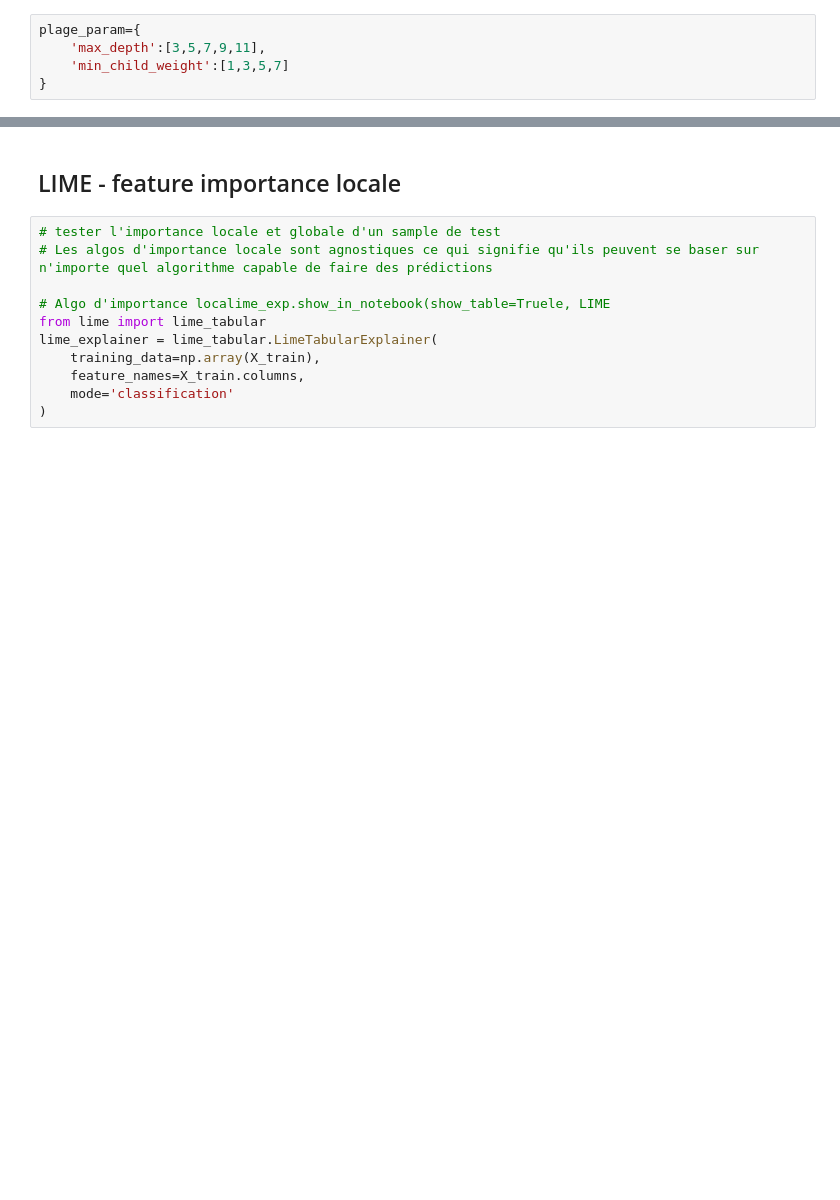
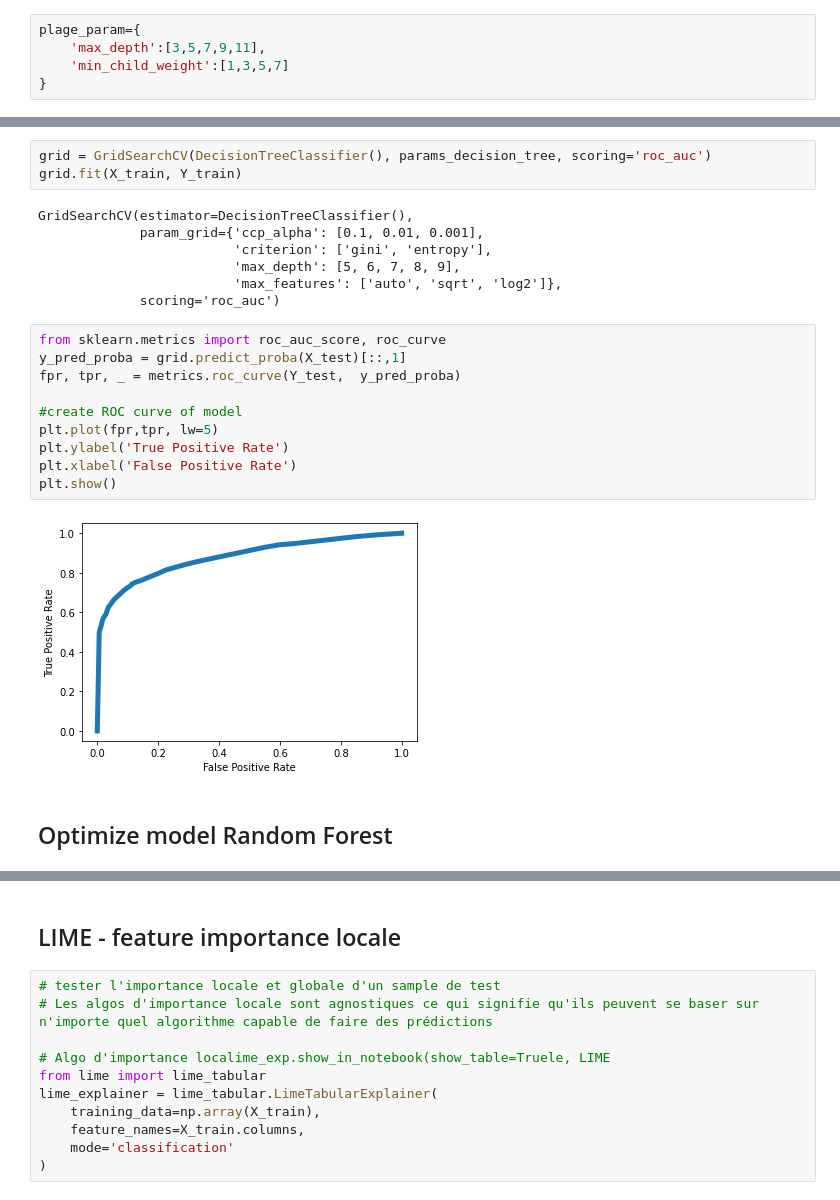
Before and after one commit to NOMEZA/projet_7_repository, a Jupyter notebook: python_preprocessing/training_model_V2.ipynb, the cells around one changed output, grey strips where cells are left out. Cells and saved outputs as stored; diff of their text form; blank space fills up the shorter version.

```diff
--- a/python_preprocessing/training_model_V2.ipynb
+++ b/python_preprocessing/training_model_V2.ipynb
@@ -335,0 +389,24 @@ plt.show()
+# %%
+grid = GridSearchCV(DecisionTreeClassifier(), params_decision_tree, scoring='roc_auc')
+grid.fit(X_train, Y_train)
+# %% [output]
+GridSearchCV(estimator=DecisionTreeClassifier(),
+             param_grid={'ccp_alpha': [0.1, 0.01, 0.001],
+                         'criterion': ['gini', 'entropy'],
+                         'max_depth': [5, 6, 7, 8, 9],
+                         'max_features': ['auto', 'sqrt', 'log2']},
+             scoring='roc_auc')
+# %%
+from sklearn.metrics import roc_auc_score, roc_curve
+y_pred_proba = grid.predict_proba(X_test)[::,1]
+fpr, tpr, _ = metrics.roc_curve(Y_test,  y_pred_proba)
+
+#create ROC curve of model
+plt.plot(fpr,tpr, lw=5)
+plt.ylabel('True Positive Rate')
+plt.xlabel('False Positive Rate')
+plt.show()
+# %% [output]
+[figure, added]
+# %% [markdown]
+## Optimize model Random Forest
```
Also changed, not shown: parts of 35 cells of this notebook, 6 other files.
